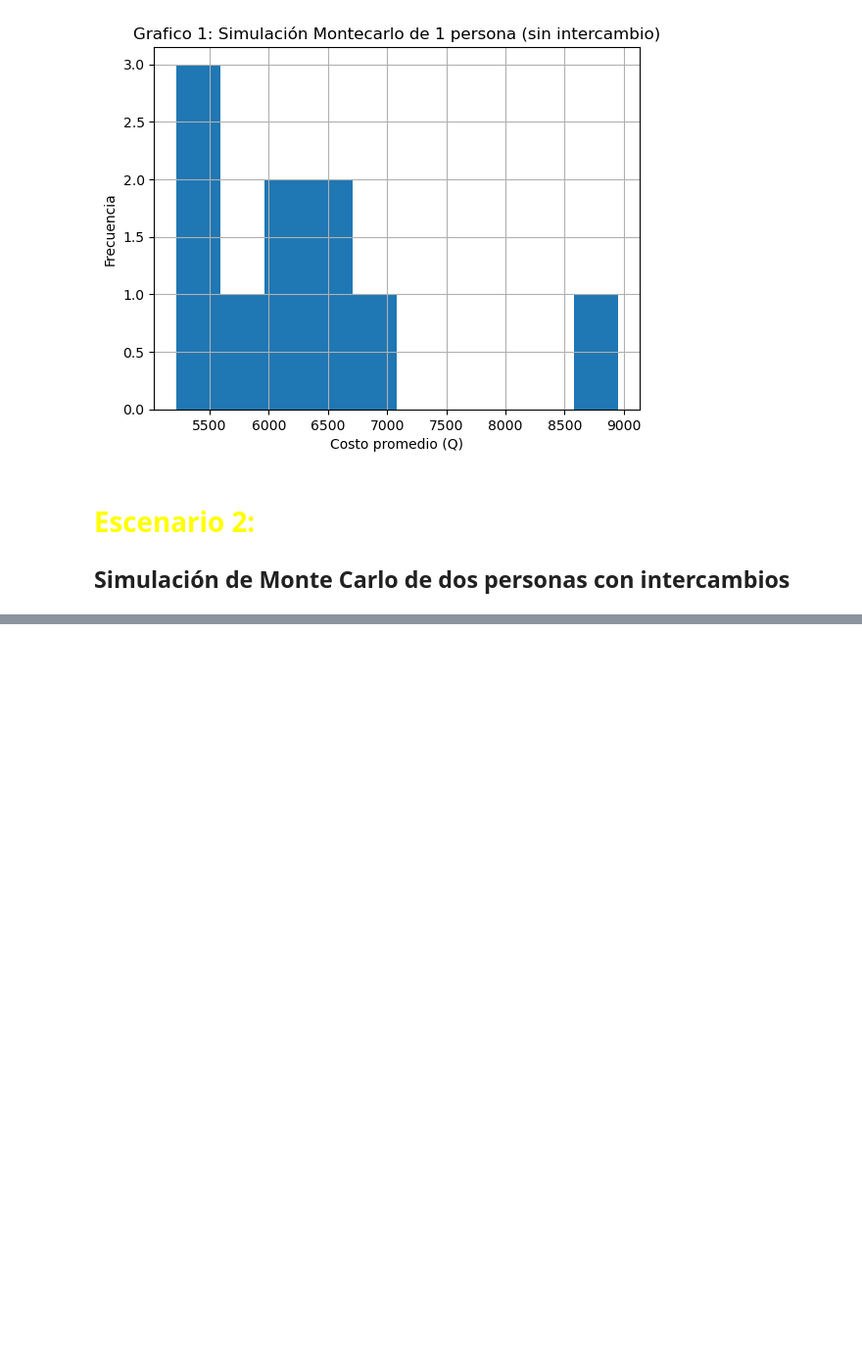
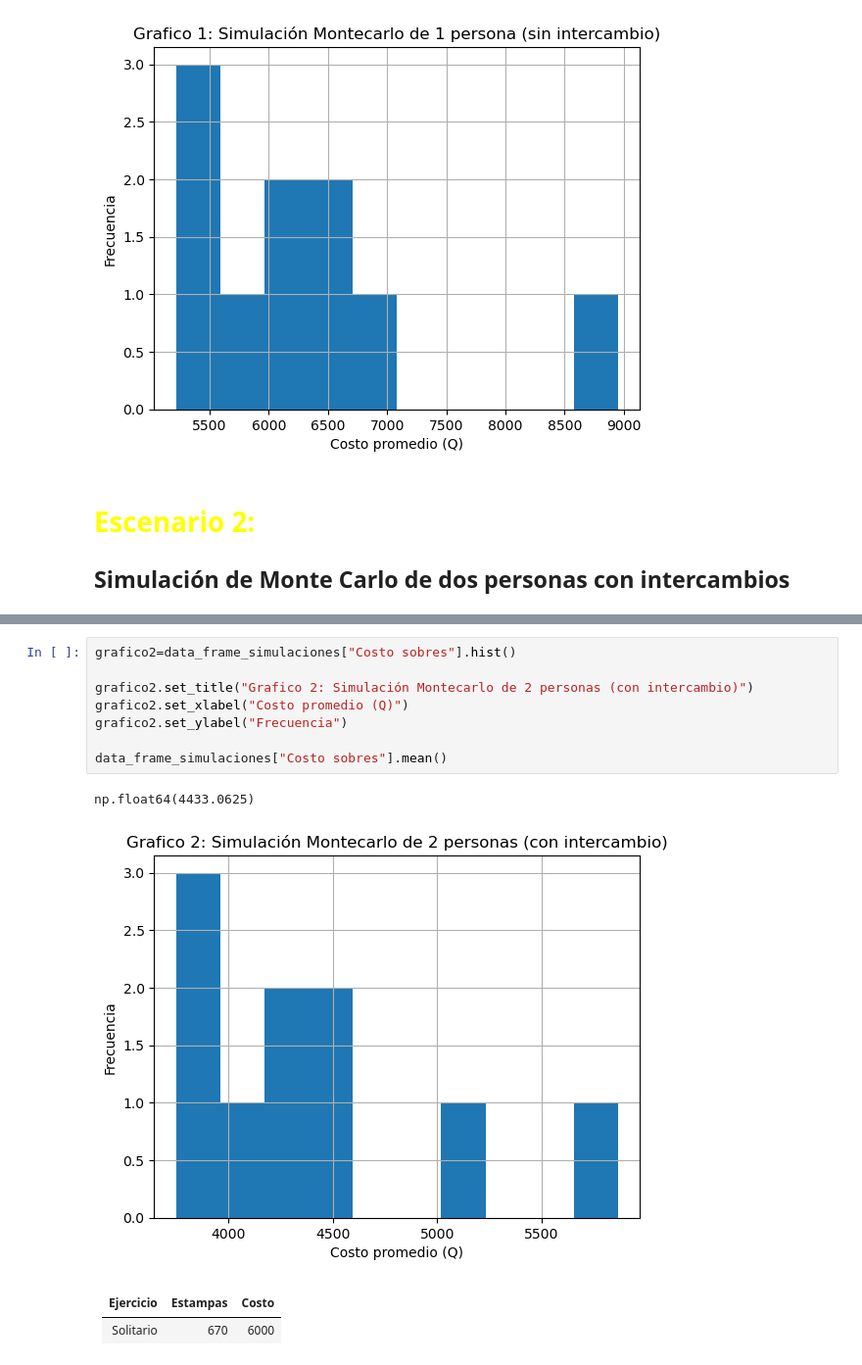
Before and after one commit to PES-BG-2025/proj-y-messicode, a Jupyter notebook: simulacion_album.ipynb, the cells around one changed output, grey strips where cells are left out. Shown: that part at 98% size. Drawn from its saved outputs; the diff is of its cells as text; blank space fills up the shorter version.

```diff
--- a/simulacion_album.ipynb
+++ b/simulacion_album.ipynb
@@ -233,0 +262,15 @@ print(Repetidas_promedio_result)
+# %%
+grafico2=data_frame_simulaciones["Costo sobres"].hist()
+
+grafico2.set_title("Grafico 2: Simulación Montecarlo de 2 personas (con intercambio)")
+grafico2.set_xlabel("Costo promedio (Q)")
+grafico2.set_ylabel("Frecuencia")
+
+data_frame_simulaciones["Costo sobres"].mean()
+# %% [output]
+np.float64(4433.0625)
+[figure, added]
+# %% [markdown]
+| Ejercicio | Estampas | Costo |
+| --- | --- | --- |
+| Solitario | 670 | 6000 |
```
Also changed, not shown: parts of 6 cells of this notebook, 19 other files.
